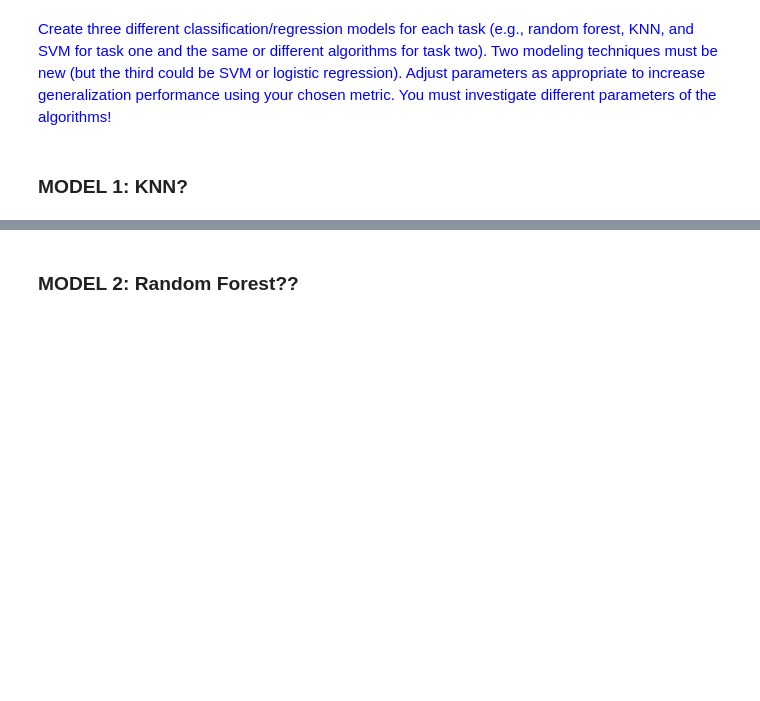
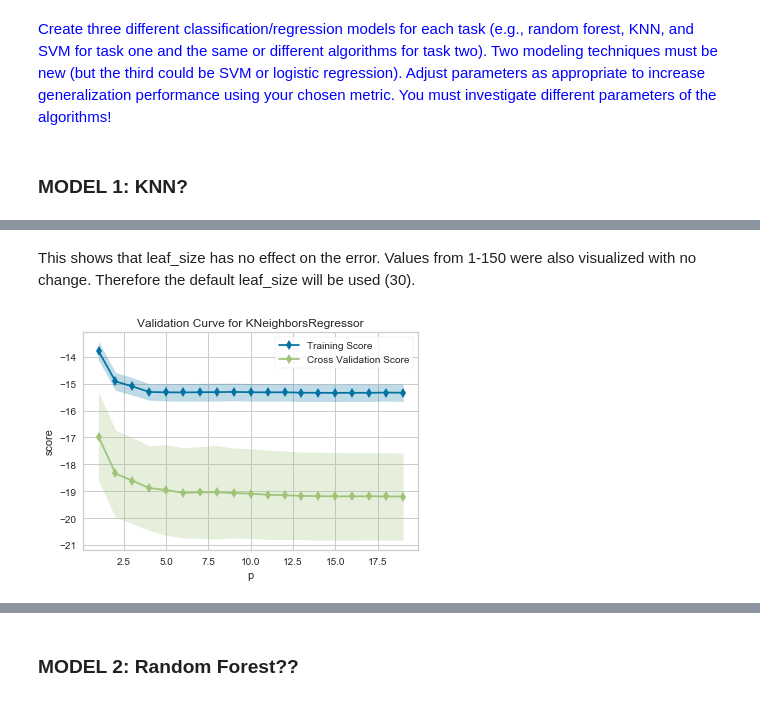
Before and after one commit to crkim13/7331DataMining, a Jupyter notebook: Lab2.ipynb, the cells around one changed output, grey strips where cells are left out. Cells and saved outputs as stored; diff of their text form; code cells hidden in the pictures; blank space fills up the shorter version.

```diff
--- a/Lab2.ipynb
+++ b/Lab2.ipynb
@@ -396,3 +500,16 @@ Accuracy (10-Fold): -0.04 (+/- 0.14)
+# %% [markdown]
+This shows that leaf_size has no effect on the error. Values from 1-150 were also visualized with no change. Therefore the default leaf_size will be used (30).
+# %%
+viz = ValidationCurve(
+    neighbors.KNeighborsRegressor(), param_name='p',
+    param_range=np.arange(1, 20), cv=cv_object, scoring=mae_scorer
+)
+
+# Fit and poof the visualizer
+viz.fit(X, y)
+viz.poof()
+# %% [output]
+[figure, added]
 # %%
 #source for hyper parameter code: https://www.ritchieng.com/machine-learning-efficiently-search-tuning-param/
 
```
Also changed, not shown: parts of 18 cells of this notebook.
